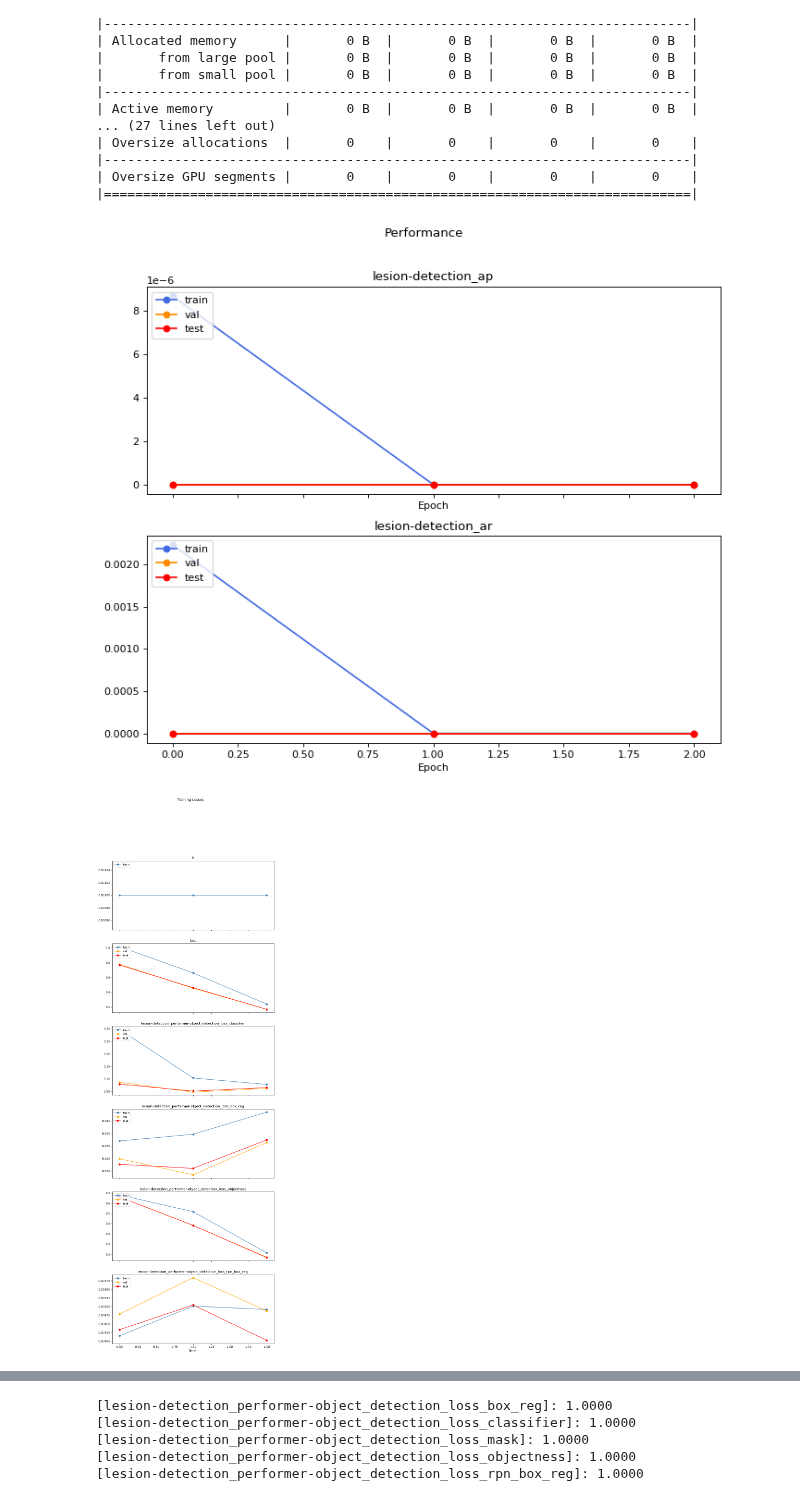
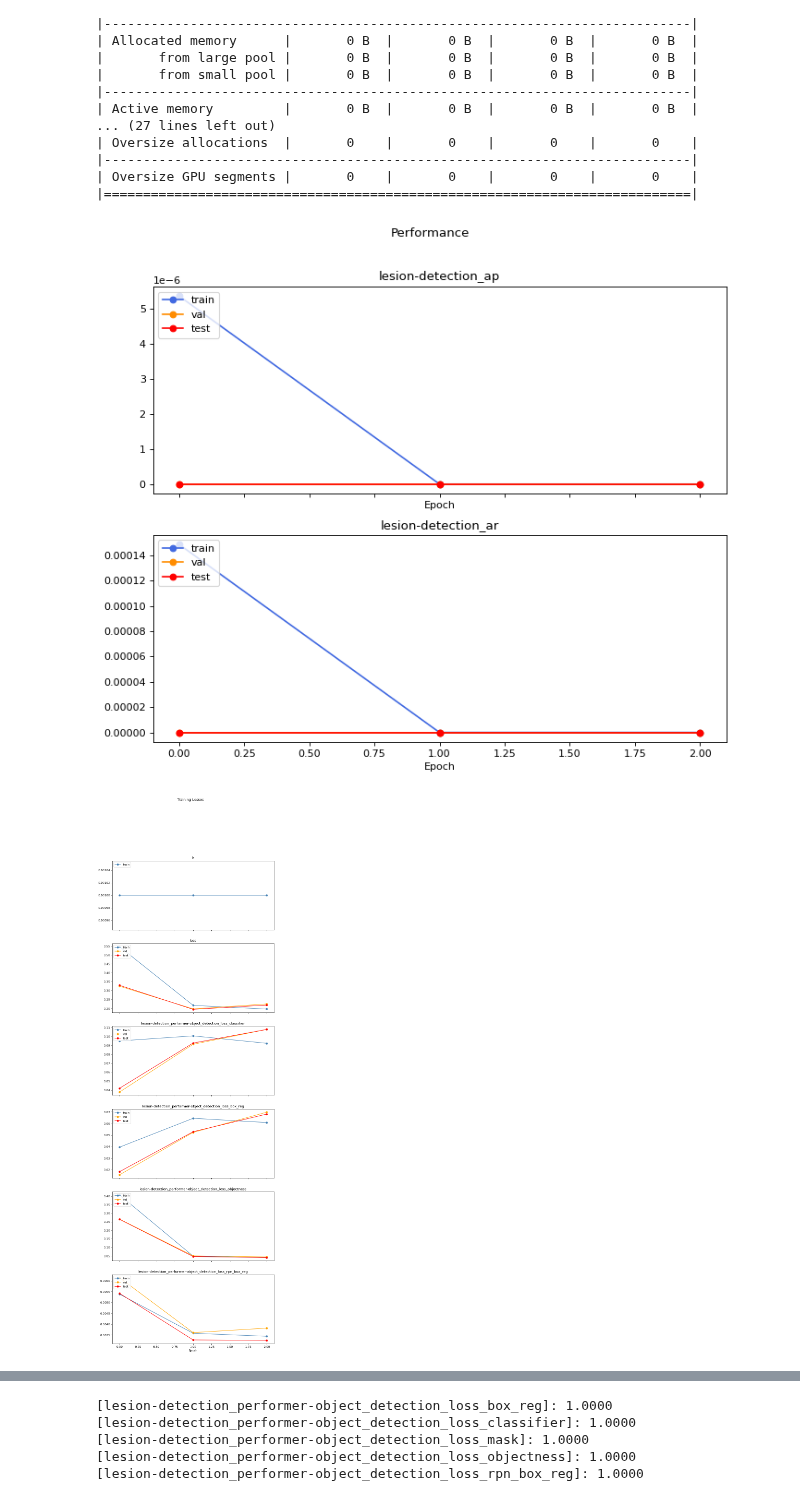
Before and after one commit to ChihchengHsieh/MIMIC-Eye-applications, a Jupyter notebook: [dev] andre_training.ipynb, the cells around one changed output, grey strips where cells are left out. Drawn from its saved outputs; the diff is of its cells as text; code cells hidden in the pictures.

```diff
--- a/[dev] andre_training.ipynb
+++ b/[dev] andre_training.ipynb
@@ -178,5 +298,5 @@ all_model_setups = [
 # %%
-num_epochs = 200
+num_epochs = 10
 train_infos: list[TrainingInfo] = []
 # %%
 # we have to mention that in order to provide objective evaluation, we compromise the dataset size, which also nagatively afftect the performance and generlaization.
@@ -297,8 +417,8 @@ for setup in all_model_setups:
             setup=setup,
             model=model,
             optimizer=optimizer,
-            data_loader=train_dataloader,
-            # data_loader=test_dataloader,
+            # data_loader=train_dataloader,
+            data_loader=test_dataloader,
             device=device,
             epoch=train_info.epoch,
             print_freq=10,
@@ -439,33 +559,32 @@ for setup in all_model_setups:
                 test_dataloader=test_dataloader,
                 test_coco=test_coco,
                 iou_types=iou_types,
                 score_thres=None,
                 dynamic_weight=dynamic_loss_weight,
             )
 
     train_info = end_train(
         setup=setup,
         train_info=train_info,
         model=model,
         optim=optimizer,
         eval_params_dict=eval_params_dict,
         last_val_performance=train_info.performance["val"][-1][
             setup.performance_standard_task
         ][setup.performance_standard_metric],
         test_dataloader=test_dataloader,
         device=device,
         test_coco=test_coco,
         iou_types=iou_types,
         score_thres=None,
         dynamic_weight=dynamic_loss_weight,
     )
 
     train_infos.append(train_info)
 
 # TODO: allow for any kind of pipeline.
 ## bb is not resized
-
 #0.02?
 # %% [output]
-[figure, old version]
+[figure, new version]
-[figure, old version]
+[figure, new version]
```
Also changed, not shown: parts of 5 cells of this notebook, 2 other files.
